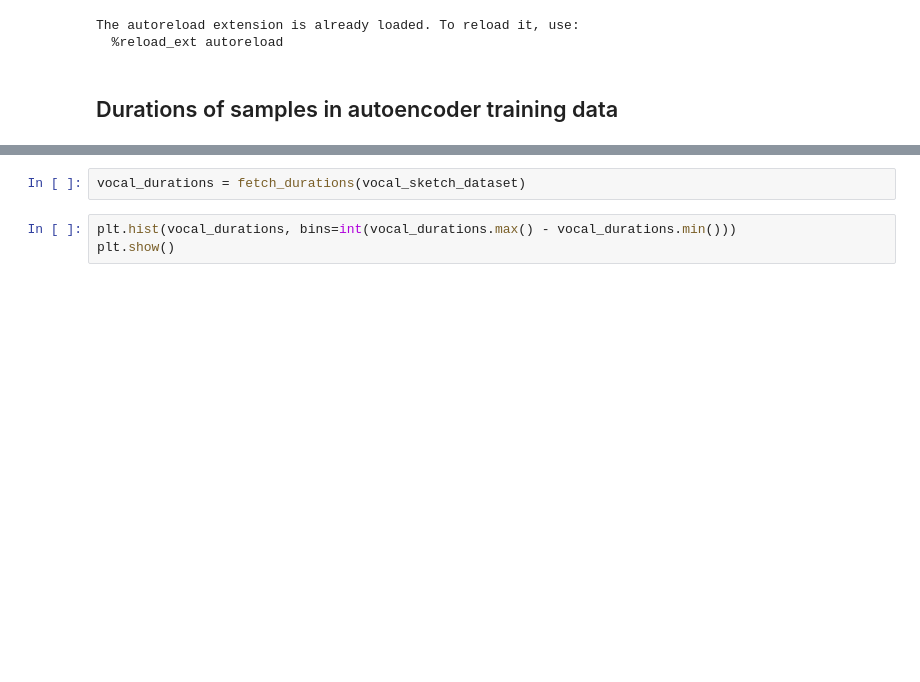
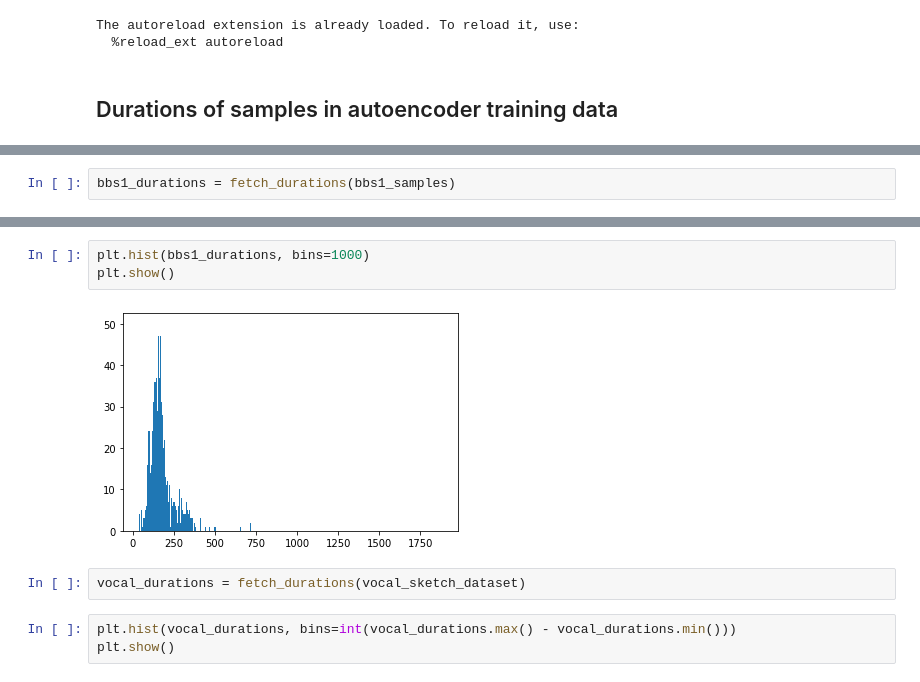
Before and after one commit to flyingleafe/vxs-vpt, a Jupyter notebook: notebooks/DataStats.ipynb, the cells around one changed output, grey strips where cells are left out. Cells and saved outputs as stored; diff of their text form; blank space fills up the shorter version.

```diff
--- a/notebooks/DataStats.ipynb
+++ b/notebooks/DataStats.ipynb
@@ -36,0 +66,2 @@ def fetch_durations(dataset):
+# %%
+bbs1_durations = fetch_durations(bbs1_samples)
@@ -37,3 +76,8 @@ def fetch_durations(dataset):
+# %%
+plt.hist(bbs1_durations, bins=1000)
+plt.show()
+# %% [output]
+[figure, added]
 # %%
 vocal_durations = fetch_durations(vocal_sketch_dataset)
 # %%
```
Also changed, not shown: parts of 24 cells of this notebook, 16 other files.
